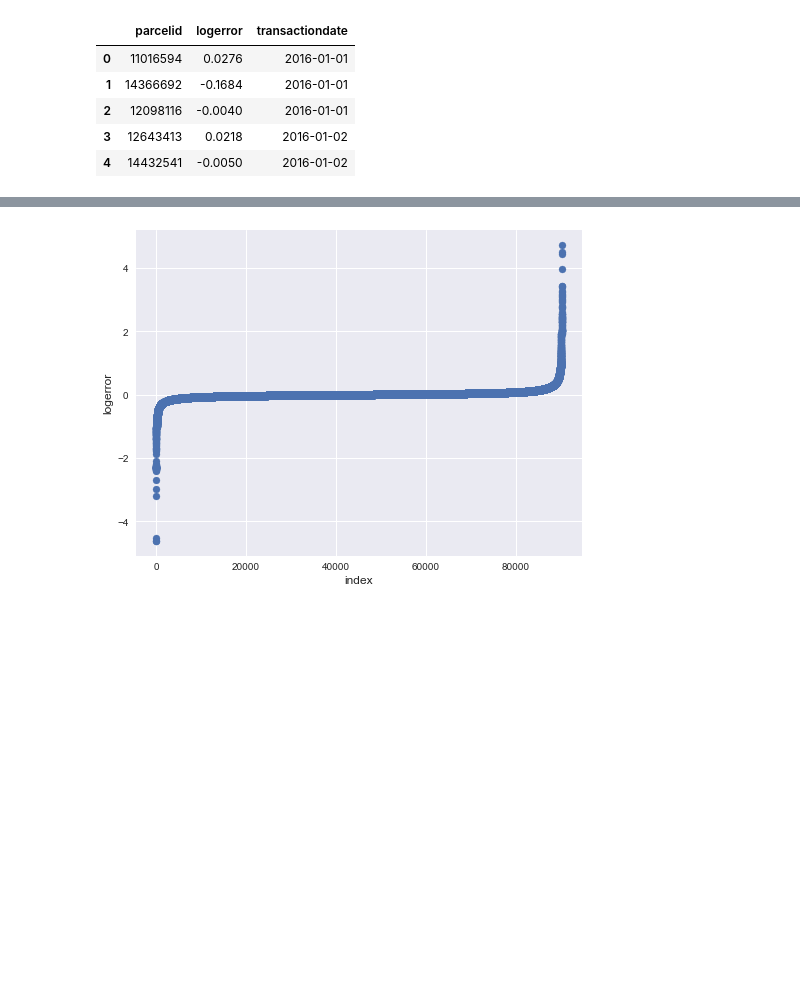
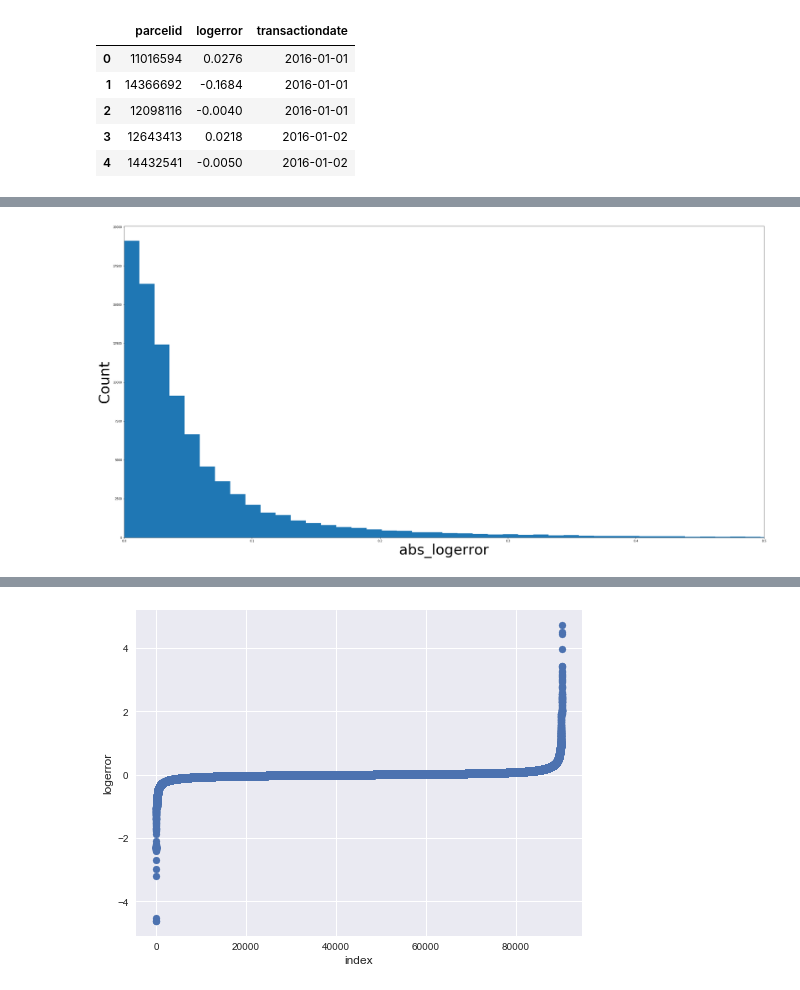
Before and after one commit to ddhaval04/Zillow-Kaggle-Competition, a Jupyter notebook: Scripts/Zillow_Exploration.ipynb, the cells around one changed output, grey strips where cells are left out. Cells and saved outputs as stored; diff of their text form; code cells hidden in the pictures; blank space fills up the shorter version.

```diff
--- a/Scripts/Zillow_Exploration.ipynb
+++ b/Scripts/Zillow_Exploration.ipynb
@@ -31,0 +126,10 @@ train_df.head()
+# %%
+train_df["abs_logerror"] = abs(train_df["logerror"])
+plt.figure(figsize=(40,20))
+plt.hist(train_df["abs_logerror"], bins = 400)
+plt.xlabel("abs_logerror", fontsize = 50)
+plt.ylabel("Count", fontsize = 50)
+plt.xlim(0, 0.5)
+plt.show()
+# %% [output]
+[figure, added]
```
Also changed, not shown: parts of 19 cells of this notebook, 5 other files.
